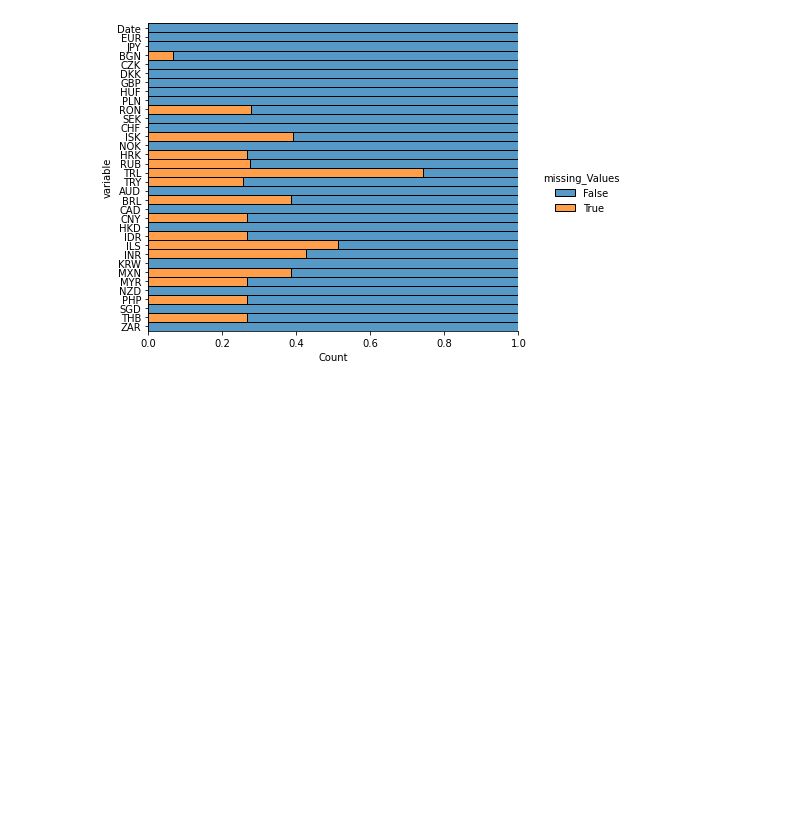
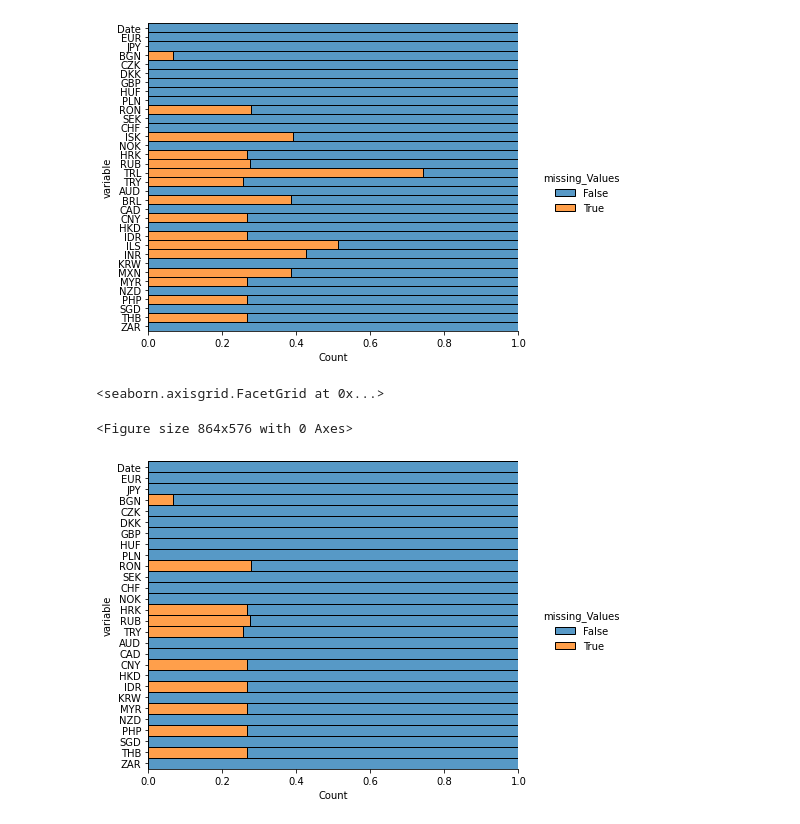
Before and after one commit to TharinduBalasooriya/ML_Assignment2_IT19122656_IT18408584_IT19193632_IT19170008, a Jupyter notebook: EURO_FOREX_RATE_PREDICTION.ipynb, the cells around one changed output. Cells and saved outputs as stored; diff of their text form; code cells hidden in the pictures; blank space fills up the shorter version.

Commit message:
IT19170008 remove missing values

```diff
--- a/EURO_FOREX_RATE_PREDICTION.ipynb
+++ b/EURO_FOREX_RATE_PREDICTION.ipynb
@@ -46,3 +46,25 @@ plt.savefig("visualizing_missing_data.png", dpi=100)
 # %% [output]
 <Figure size 864x576 with 0 Axes>
 [figure]
+# %%
+#Dropping currecnys with missing values(more than 50%)
+
+forex_data.drop(columns=['TRL'],inplace=True)
+
+forex_data.drop(columns=['ILS'],inplace=True)
+
+forex_data.drop(columns=['INR'],inplace=True)
+
+forex_data.drop(columns=['ISK'],inplace=True)
+
+forex_data.drop(columns=['BRL'],inplace=True)
+
+forex_data.drop(columns=['MXN'],inplace=True)
+# %%
+#Plot data after removing missing values
+plt.figure(figsize=(12,8))
+sns.displot(data=forex_data.isna().melt(value_name="missing_Values"), y="variable",hue="missing_Values",multiple="fill",aspect=1.25)
+# %% [output]
+<seaborn.axisgrid.FacetGrid at 0x...>
+<Figure size 864x576 with 0 Axes>
+[figure, added]
```
Also changed, not shown: parts of 1 cell of this notebook.
